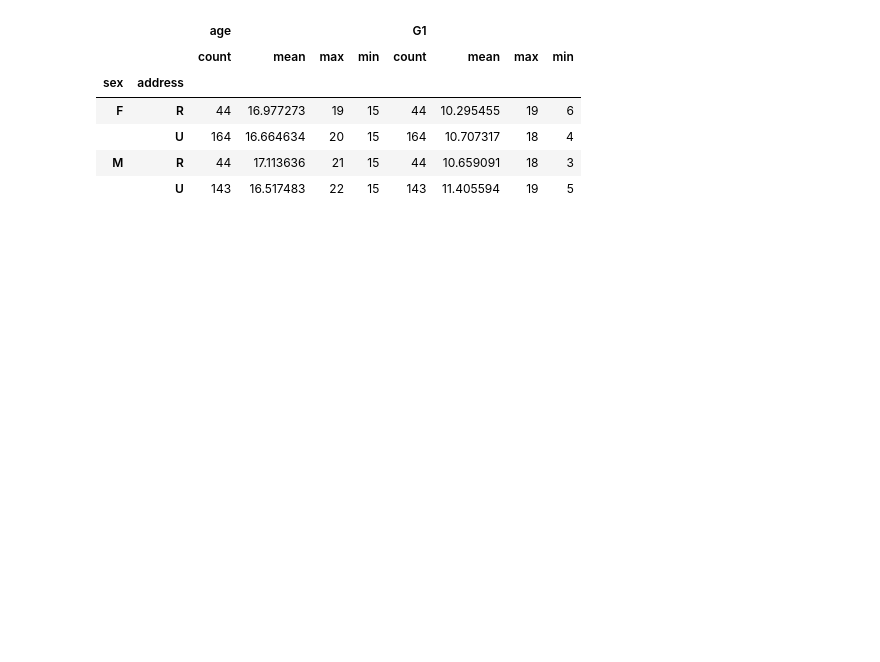
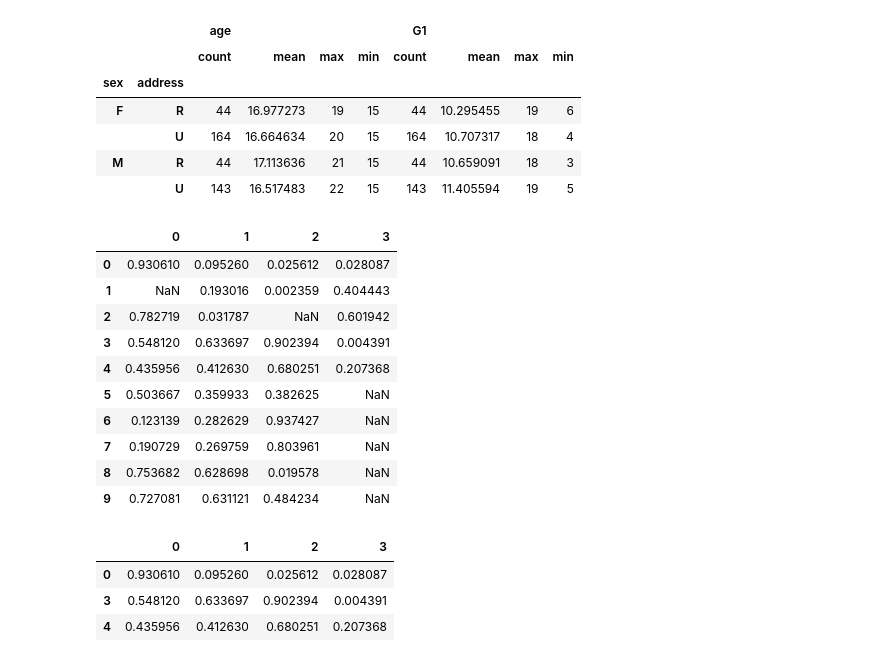
Before and after one commit to HidehikoMURAO/Data-Scientist-Training-Course, a Jupyter notebook: Chapter 6.ipynb, the cells around one changed output. Drawn from its saved outputs; the diff is of its cells as text; code cells hidden in the pictures; blank space fills up the shorter version.

```diff
--- a/Chapter 6.ipynb
+++ b/Chapter 6.ipynb
@@ -486,3 +489,36 @@ grouped_student_math_data1['age', 'G1'].agg(functions)
 |  | U | 164 | 16.664634 | 20 | 15 | 164 | 10.707317 | 18 | 4 |
 | M | R | 44 | 17.113636 | 21 | 15 | 44 | 10.659091 | 18 | 3 |
 |  | U | 143 | 16.517483 | 22 | 15 | 143 | 11.405594 | 19 | 5 |
+# %%
+# データの準備
+import numpy as np
+from numpy import nan as NA
+import pandas as pd
+
+df = pd.DataFrame(np.random.rand(10, 4))
+
+# NAにする
+df.iloc[1, 0] = NA
+df.iloc[2:3, 2] = NA
+df.iloc[5:, 3] = NA
+# %%
+df
+# %% [output]
+|  | 0 | 1 | 2 | 3 |
+| 0 | 0.930610 | 0.095260 | 0.025612 | 0.028087 |
+| 1 | NaN | 0.193016 | 0.002359 | 0.404443 |
+| 2 | 0.782719 | 0.031787 | NaN | 0.601942 |
+| 3 | 0.548120 | 0.633697 | 0.902394 | 0.004391 |
+| 4 | 0.435956 | 0.412630 | 0.680251 | 0.207368 |
+| 5 | 0.503667 | 0.359933 | 0.382625 | NaN |
+| 6 | 0.123139 | 0.282629 | 0.937427 | NaN |
+| 7 | 0.190729 | 0.269759 | 0.803961 | NaN |
+| 8 | 0.753682 | 0.628698 | 0.019578 | NaN |
+| 9 | 0.727081 | 0.631121 | 0.484234 | NaN |
+# %%
+df.dropna()
+# %% [output]
+|  | 0 | 1 | 2 | 3 |
+| 0 | 0.930610 | 0.095260 | 0.025612 | 0.028087 |
+| 3 | 0.548120 | 0.633697 | 0.902394 | 0.004391 |
+| 4 | 0.435956 | 0.412630 | 0.680251 | 0.207368 |
```
Also changed, not shown: parts of 30 cells of this notebook, 1 other file.
